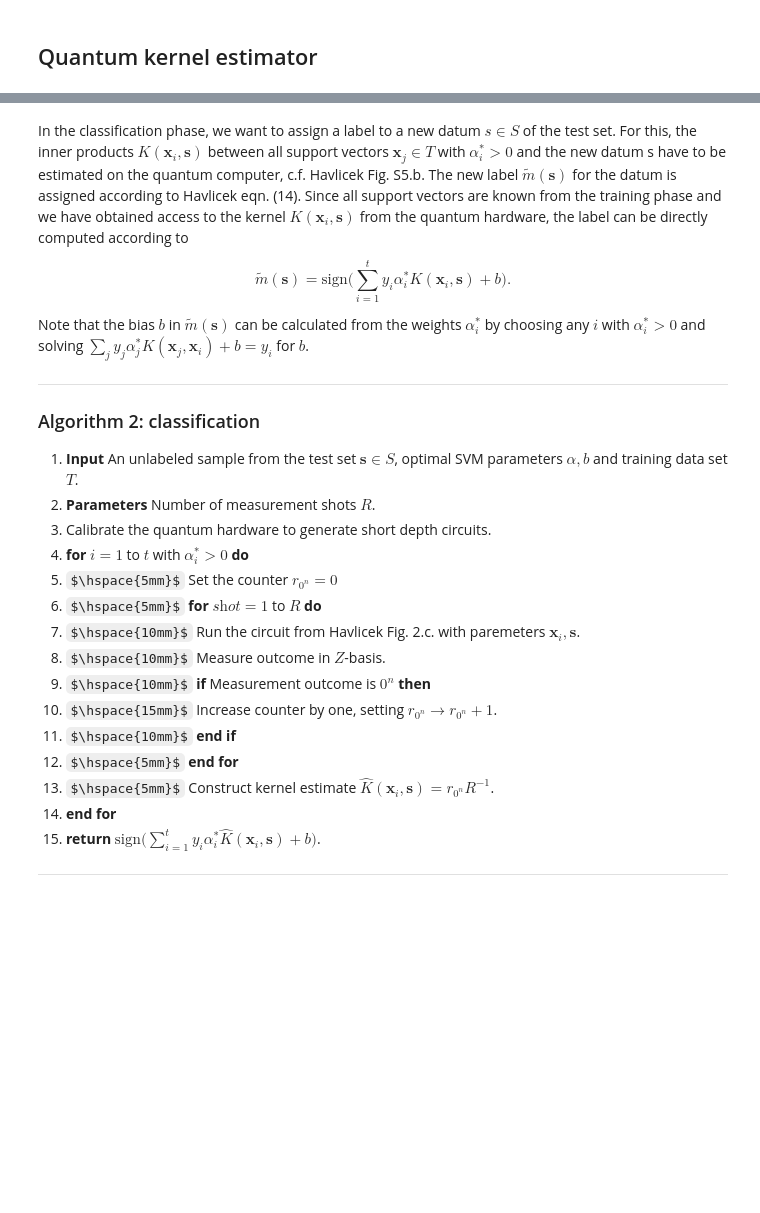
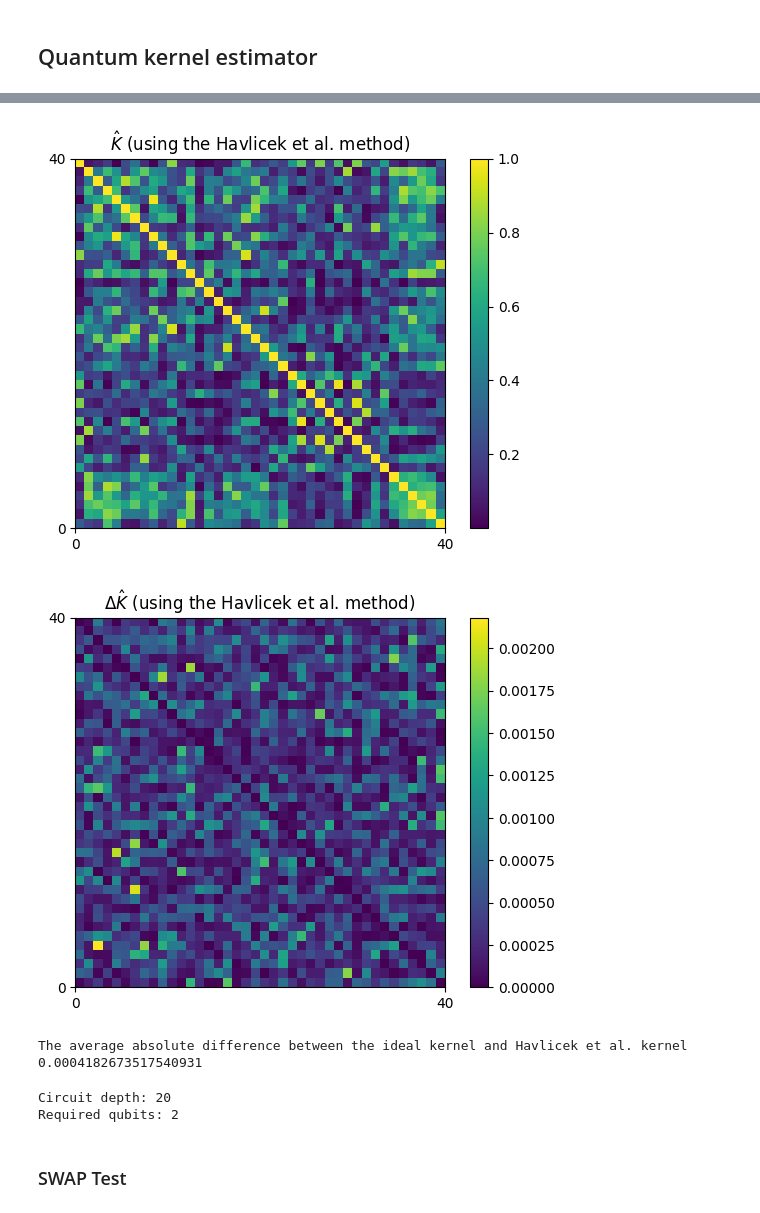
Before and after one commit to qBraid/HAQS-2022, a Jupyter notebook: qml-classifier-challenge/kernel_estimator.ipynb, the cells around one changed output, grey strips where cells are left out. Drawn from its saved outputs; the diff is of its cells as text; code cells hidden in the pictures; some formulas as TeX source; blank space fills up the shorter version.

```diff
--- a/qml-classifier-challenge/kernel_estimator.ipynb
+++ b/qml-classifier-challenge/kernel_estimator.ipynb
@@ -169,12 +202,12 @@ def kernel(x, z):
     x_enc = encode_data(x)
     z_enc = encode_data(z)
 
-    for _ in range(S_size):
+    for _ in range(2):
         for i in range(n_wires):
             qml.Hadamard(wires=i)
         embedding(x_enc)
 
-    for _ in range(S_size):
+    for _ in range(2):
         qml.adjoint(embedding)(z_enc)
         for i in range(n_wires):
             qml.Hadamard(wires=i)
@@ -256,12 +278,23 @@ def kernel_experimental(A, B):
+# %%
+def kernel_experimental_1(A, B):
+    """Experimentally estimated kernel matrix for sets A and B."""
+    # We compute the fidelity estimate between each entry A and B
+    kernel = np.zeros((A.shape[0], A.shape[0]))
+    for i in range(A.shape[0]):
+        for j in range(B.shape[0]):
+            kernel[i, j] = fidelity_estimate(A[i], B[j])[0]
+    return kernel
 # %%
 # Visualize experimental kernel matrix containing the inner products of all
 # data points used for training, c.f. Havlicek Fig. 4.a (left)
 
-k_experimental = kernel_experimental(X_train, X_train)
+k_exp_1 = kernel_experimental_1(X_train, X_train)
 
-im = plt.imshow(k_experimental, extent=(0, samples_per_set, 0, samples_per_set))
+im = plt.imshow(k_exp_1, extent=(0, samples_per_set, 0, samples_per_set))
 plt.colorbar(im)
 plt.xticks([0, samples_per_set])
 plt.yticks([0, samples_per_set])
-plt.title("$\hat{K}$ (experimental)")
+plt.title("$\hat{K}$ (using the Havlicek et al. method)")
 plt.show()
+# %% [output]
+[figure, added]
@@ -270,29 +301,26 @@ plt.show()
-# %% [markdown]
-In the classification phase, we want to assign a label to a new datum $s \in S$ of the test set. For this, the inner products $K(\textbf{x}_i, \textbf{s})$ between all support vectors $\textbf{x}_j \in T$ with $\alpha_i^* > 0$ and the new datum s have to be estimated on the quantum computer, c.f. Havlicek Fig. S5.b. The new label $\tilde{m}(\textbf{s})$ for the datum is assigned according to Havlicek eqn. (14). Since all support vectors are known from the training phase and we have obtained access to the kernel $K(\textbf{x}_i,\textbf{s})$ from the quantum hardware, the label can be directly computed according to
-
-
-\begin{equation}
-\tilde{m}(\textbf{s}) = \text{sign} \bigg(\sum_{i=1}^t y_i \alpha_i^* K(\textbf{x}_i, \textbf{s}) + b \bigg).
-\label{eq:ms} \tag{2}
-\end{equation}
-
-Note that the bias $b$ in $\tilde{m}(\textbf{s})$ can be calculated from the weights $\alpha_i^*$ by choosing any $i$ with $\alpha_i^* > 0$ and solving $\sum_j y_j \alpha_j^* K(\textbf{x}_j, \textbf{x}_i) + b = y_i$ for $b$.
-
----
-### Algorithm 2: classification
-1. **Input** An unlabeled sample from the test set $\textbf{s} \in S$, optimal SVM parameters $\alpha, b$ and training data set $T$.
-2. **Parameters** Number of measurement shots $R$.
-3. Calibrate the quantum hardware to generate short depth circuits.
-4. **for** $\textit{i} = 1$ to $\textit{t}$ with $\alpha_i^* > 0$ **do**
-5. $\hspace{5mm}$ Set the counter $r_{0^n} = 0$
-7. $\hspace{5mm}$ **for** $\textit{shot} = 1$ to $R$ **do**
-8. $\hspace{10mm}$ Run the circuit from Havlicek Fig. 2.c. with paremeters $\textbf{x}_i, \textbf{s}$.
-9. $\hspace{10mm}$ Measure outcome in $Z$-basis.
-10. $\hspace{10mm}$ **if** Measurement outcome is $0^n$ **then**
-11. $\hspace{15mm}$ Increase counter by one, setting $r_{0^n} \rightarrow r_{0^n} + 1$.
-12. $\hspace{10mm}$ **end if**
-13. $\hspace{5mm}$ **end for**
-14. $\hspace{5mm}$ Construct kernel estimate $\hat{K}(\textbf{x}_i, \textbf{s}) = r_{0^n}R^{-1}$.
-15. **end for**
-16. **return** $\text{sign}\big(\sum_{i=1}^t y_i \alpha_i^* \hat{K}(\textbf{x}_i, \textbf{s}) + b \big)$.
----
+# %%
+# We can plot the absolute difference between the Ideal kernel and estimated kernel
+# We can see that the difference is really small $<0.01$
+
+k_diff_1 = np.abs(k_exp_1 - k_ideal)
+
+im = plt.imshow(k_diff_1, extent=(0, samples_per_set, 0, samples_per_set))
+plt.colorbar(im)
+plt.xticks([0, samples_per_set])
+plt.yticks([0, samples_per_set])
+plt.title("$\Delta\hat{K}$ (using the Havlicek et al. method)")
+plt.show()
+# %% [output]
+[figure, added]
+# %%
+print("The average absolute difference between the ideal kernel and Havlicek et al. kernel", np.average(k_diff_1))
+# %% [output]
+The average absolute difference between the ideal kernel and Havlicek et al. kernel 0.0004182673517540931
+# %%
+print(f"Circuit depth: {qml.specs(fidelity_estimate)(X_train[0], X_train[0])['depth']}")
+print(f"Required qubits: {qml.specs(fidelity_estimate)(X_train[0], X_train[0])['num_used_wires']}")
+# %% [output]
+Circuit depth: 20
+Required qubits: 2
+# %% [markdown]
+### SWAP Test
```
Also changed, not shown: parts of 38 cells of this notebook, 17 other files.
